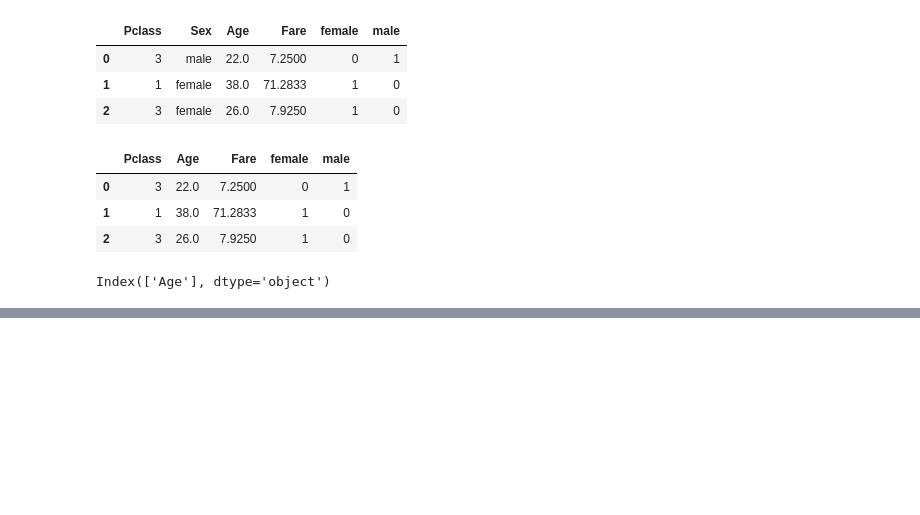
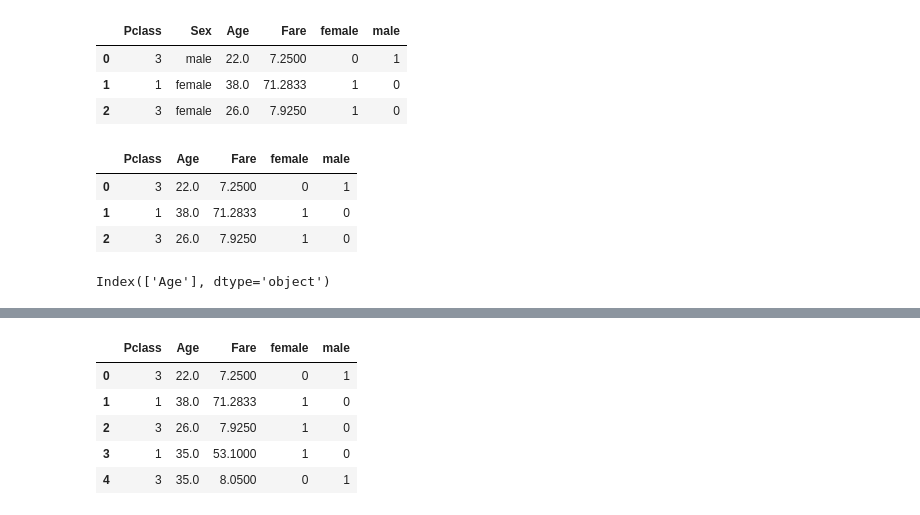
Before and after one commit to chiranjeevi-manike/master, a Jupyter notebook: Naive_Bayes_Classifier.ipynb, the cells around one changed output, grey strips where cells are left out. Cells and saved outputs as stored; diff of their text form; code cells hidden in the pictures; blank space fills up the shorter version.

```diff
--- a/Naive_Bayes_Classifier.ipynb
+++ b/Naive_Bayes_Classifier.ipynb
@@ -3,7 +3,7 @@
 # %%
 import pandas as pd
 # %%
-df = pd.read_csv("https://raw.githubusercontent.com/chiranjeevi-manike/Data-Science/main/titanic_dataset.csv?token=GHSAT0AAAAAABTSEBBX2JNKISL5AXX26PDGYS3SVQQ")
+df = pd.read_csv("https://raw.githubusercontent.com/chiranjeevi-manike/Data-Science/main/titanic_dataset.csv?token=GHSAT0AAAAAABTSEBBXSQA54BMEEWPFMVVYYS3THFQ")
 # %%
 df.head()
 # %% [output]
@@ -57,0 +72,10 @@ Index(['Age'], dtype='object')
+# %%
+inputs.Age=inputs.Age.fillna(inputs.Age.mean())
+inputs.head()
+# %% [output]
+|  | Pclass | Age | Fare | female | male |
+| 0 | 3 | 22.0 | 7.2500 | 0 | 1 |
+| 1 | 1 | 38.0 | 71.2833 | 1 | 0 |
+| 2 | 3 | 26.0 | 7.9250 | 1 | 0 |
+| 3 | 1 | 35.0 | 53.1000 | 1 | 0 |
+| 4 | 3 | 35.0 | 8.0500 | 0 | 1 |
```
Also changed, not shown: parts of 1 cell of this notebook.
